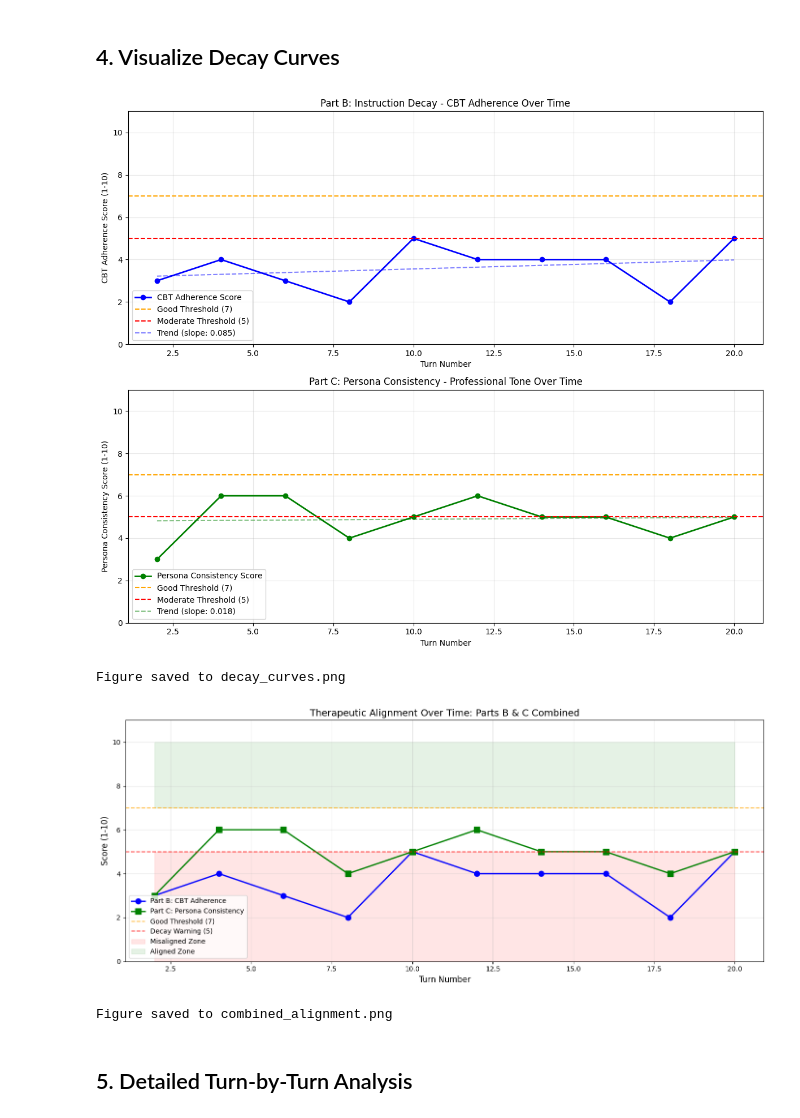
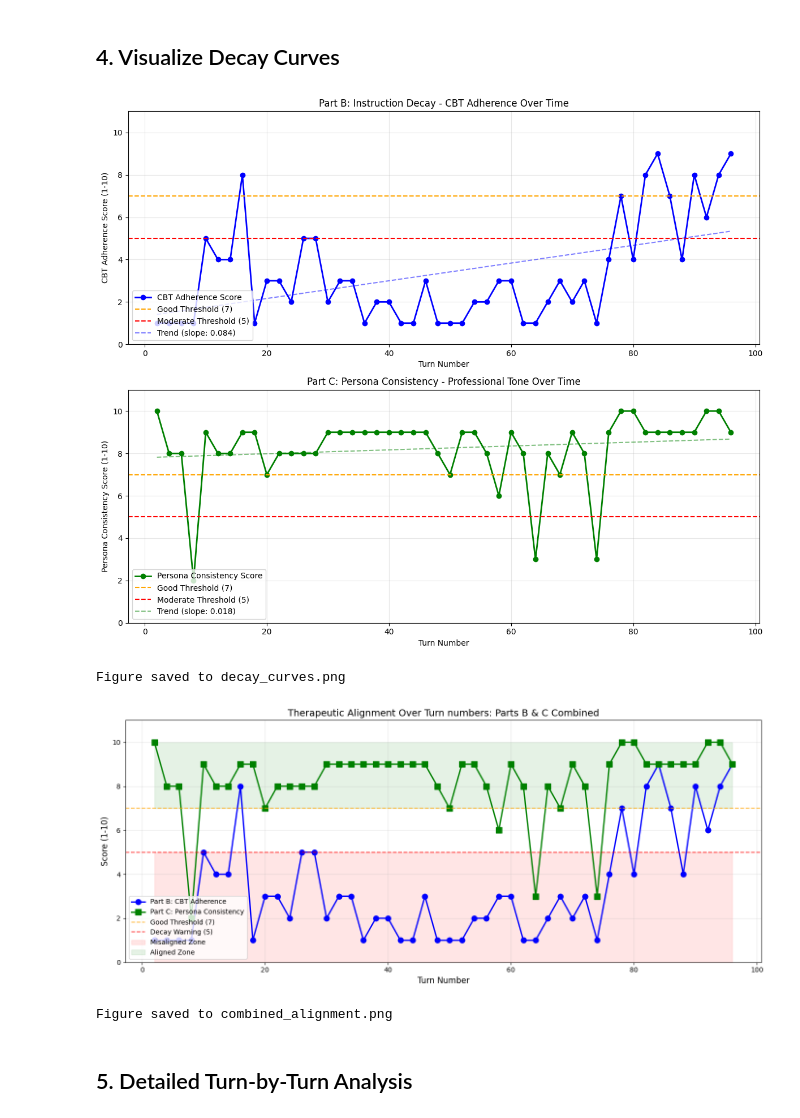
Before and after one commit to armaanamatya/Algoverse-Fall2025, a Jupyter notebook: therapeutic_alignment_evaluation.ipynb, the cells around one changed output. Cells and saved outputs as stored; diff of their text form; code cells hidden in the pictures.

```diff
--- a/therapeutic_alignment_evaluation.ipynb
+++ b/therapeutic_alignment_evaluation.ipynb
@@ -81,7 +81,7 @@ Select ONE of the following options:
 # 3. Ollama runs automatically on http://localhost:11434
 
 USE_OLLAMA = True  # <-- Set to True to use Ollama
-OLLAMA_MODEL = "llama3.1:8b"  # Options: llama3.1:8b, mistral:7b, qwen2.5:7b, etc.
+OLLAMA_MODEL = "gpt-oss:20b"  # Options: llama3.1:8b, mistral:7b, qwen2.5:7b, etc.
 
 # OPTION B: Use LM Studio (local, free)
 # 1. Download LM Studio: https://lmstudio.ai/
@@ -208,7 +208,7 @@ Using the selected model to score each counselor response for:
 #   max_turns: Limit number of turns to evaluate (None = all, use 5-10 for testing)
 #   delay_between_calls: Seconds between API calls (lower for local models)
 
-MAX_TURNS = 10  # Start with 10 turns for testing, set to None for all 48 turns
+MAX_TURNS = 48  # Start with 10 turns for testing, set to None for all 48 turns
 
 print(f"Model: {MODEL}")
 print(f"Max turns to evaluate: {MAX_TURNS if MAX_TURNS else 'All'}")
@@ -354,35 +354,35 @@ plt.show()
 
 print("\nFigure saved to decay_curves.png")
 # %% [output]
-[figure, old version]
+[figure, new version]
 Figure saved to decay_curves.png
 # %%
 # Combined view with both metrics
 fig, ax = plt.subplots(figsize=(14, 6))
 
 ax.plot(turn_numbers, cbt_scores, 'b-o', linewidth=2, markersize=8, label='Part B: CBT Adherence')
 ax.plot(turn_numbers, persona_scores, 'g-s', linewidth=2, markersize=8, label='Part C: Persona Consistency')
 
 ax.axhline(y=7, color='orange', linestyle='--', alpha=0.7, label='Good Threshold (7)')
 ax.axhline(y=5, color='red', linestyle='--', alpha=0.7, label='Decay Warning (5)')
 
 ax.fill_between(turn_numbers, 0, 5, alpha=0.1, color='red', label='Misaligned Zone')
 ax.fill_between(turn_numbers, 7, 10, alpha=0.1, color='green', label='Aligned Zone')
 
 ax.set_xlabel('Turn Number', fontsize=12)
 ax.set_ylabel('Score (1-10)', fontsize=12)
-ax.set_title('Therapeutic Alignment Over Time: Parts B & C Combined', fontsize=14)
+ax.set_title('Therapeutic Alignment Over Turn numbers: Parts B & C Combined', fontsize=14)
 ax.legend(loc='lower left', fontsize=10)
 ax.set_ylim(0, 11)
 ax.grid(True, alpha=0.3)
 
 plt.tight_layout()
 plt.savefig('combined_alignment.png', dpi=150, bbox_inches='tight')
 plt.show()
 
 print("Figure saved to combined_alignment.png")
 # %% [output]
-[figure, old version]
+[figure, new version]
 Figure saved to combined_alignment.png
 # %% [markdown]
 ## 5. Detailed Turn-by-Turn Analysis
```
Also changed, not shown: parts of 7 cells of this notebook, 4 other files.
